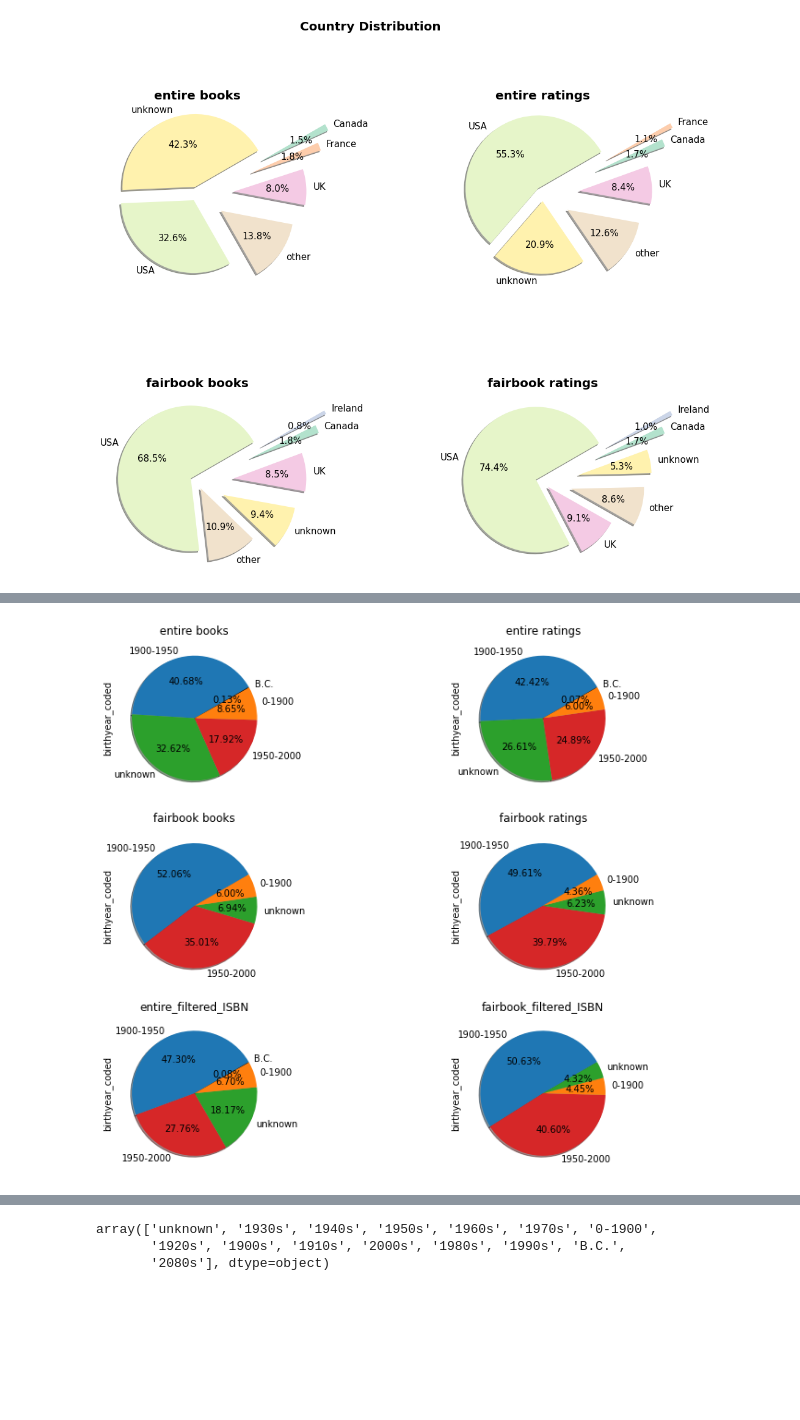
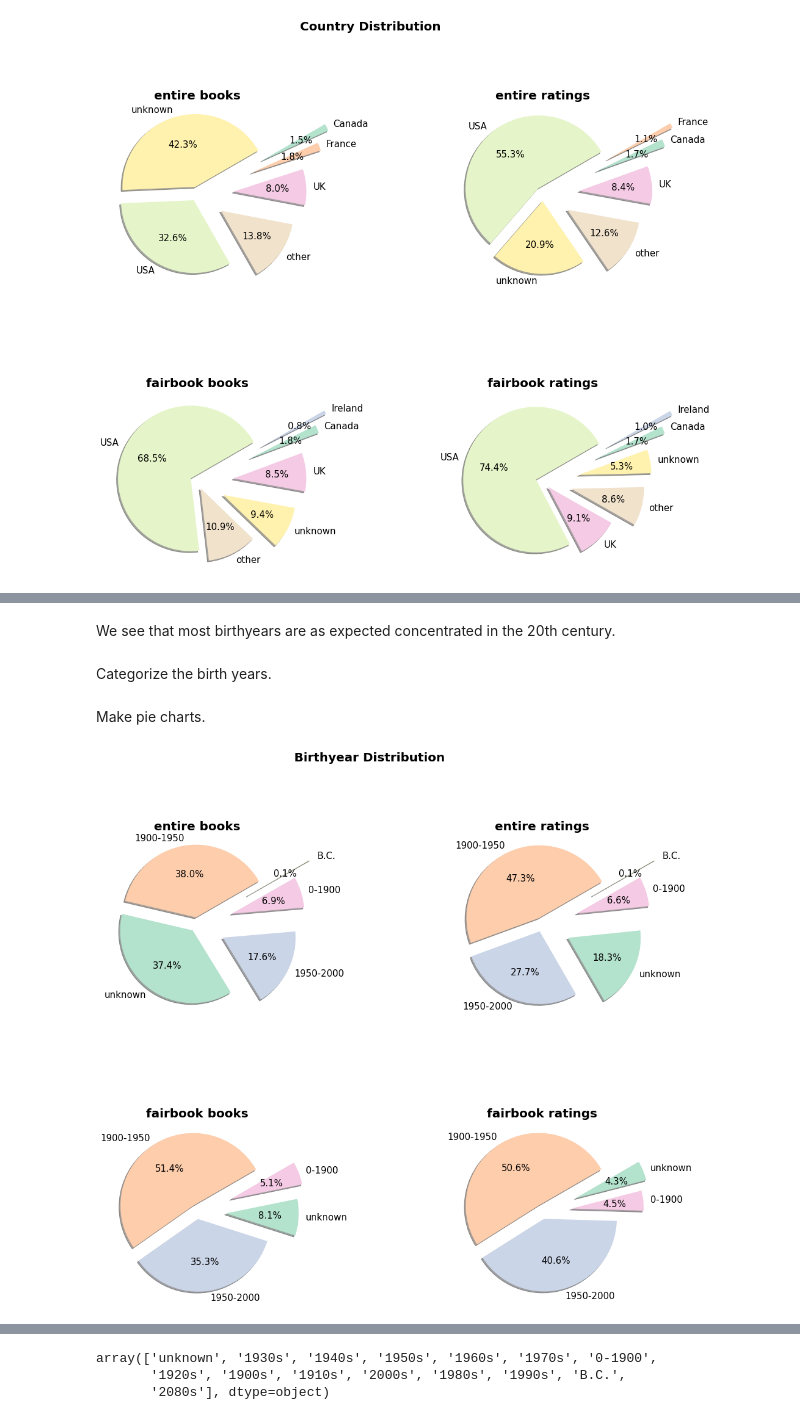
Before and after one commit to SavvinaDaniil/EnrichBookCrossing, a Jupyter notebook: B. Data Analysis.ipynb, the cells around one changed output, grey strips where cells are left out. Drawn from its saved outputs; the diff is of its cells as text; code cells hidden in the pictures; blank space fills up the shorter version.

```diff
--- a/B. Data Analysis.ipynb
+++ b/B. Data Analysis.ipynb
@@ -249,0 +314,8 @@ most_common_5 = [x[0] for x in Counter(fairbook_ratings.country).most_common()[:
+# %%
+unique_common_languages.append("other")
+# %%
+colors = {}
+i = 0
+for language_value in unique_common_languages: #entire_books definitely contains all possible values
+    colors[language_value] = color_map[i]
+    i+=1
@@ -355,2 +410,6 @@ See the caveats in the documentation: https://pandas.pydata.org/pandas-docs/stab
+# %% [markdown]
+We see that most birthyears are as expected concentrated in the 20th century.
+# %% [markdown]
+Categorize the birth years.
 # %%
 for df in dfs:
@@ -375,23 +428,35 @@ colors={'1900-1950':'#1f77b4',
+# %%
+unique_birthyear_categories = dfs[0].birthyear_coded.unique()
+# %%
+colors = {}
+i = 0
+for birthyear_value in unique_birthyear_categories:
+    colors[birthyear_value] = color_map[i]
+    i+=1
+# %% [markdown]
+Make pie charts.
 # %%
-fig, axes = plt.subplots(nrows=3, ncols=2,figsize=(10,10))
+fig, axes = plt.subplots(nrows=2, ncols=2,figsize=(15,15))
 for i in range(len(dfs)):
-
-    df = dfs[i].copy()
     j1 = np.divide(i,2)
     j2 = np.mod(i,2)
-    df.birthyear_coded.value_counts().plot(kind="pie",autopct='%.2f%%', shadow=True
-                                      , startangle=30, ax=axes[int(j1),int(j2)]
-                                     ,colors=[colors[v] for v in df['birthyear_coded'].value_counts().keys()])
+    explode=(0.1, 0.1, 0.4,0.5, 0.8)
+    explode = explode[:len(dfs[i].birthyear_coded.unique())] # fairbook datasets don't have all the possible values
+    dfs[i].birthyear_coded.value_counts().plot(kind="pie",autopct='%1.1f%%',explode=explode, shadow=True
+                                      , startangle=30, ax=axes[int(j1),int(j2)],
+                                      textprops={'color':'black', 'fontsize':15},
+                                     colors=[colors[v] for v in dfs[i]['birthyear_coded'].value_counts().keys()])
     axes[int(j1),int(j2)].tick_params(labelrotation=0)
-    axes[int(j1),int(j2)].title.set_text(dfs_names[i])
+    axes[int(j1),int(j2)].set_title(dfs_names[i],fontdict={'fontsize':20, 'weight':'bold'})
+    axes[int(j1),int(j2)].set_ylabel('')
 plt.subplots_adjust(left=0.1,
                     bottom=0.1,
                     right=0.9,
                     top=0.9,
                     wspace=0.9,
                     hspace=0.2)
-#fig.tight_layout()
-#fig.suptitle("Gender Distribution")
-#fig.show()
+
+fig.suptitle('Birthyear Distribution',fontsize = 20, weight="bold")
+fig.show()
 # %% [output]
-[figure, old version]
+[figure, new version]
```
Also changed, not shown: parts of 73 cells of this notebook.
